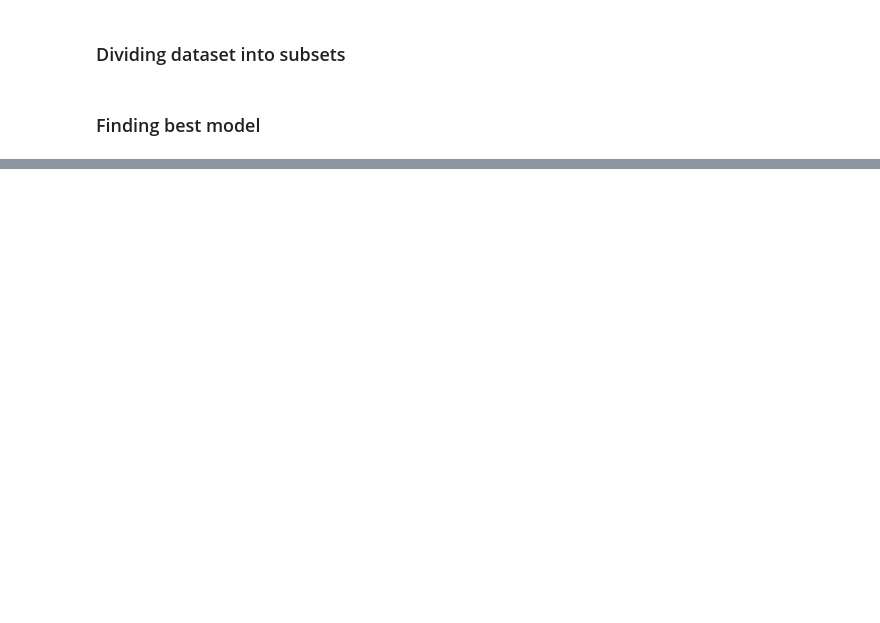
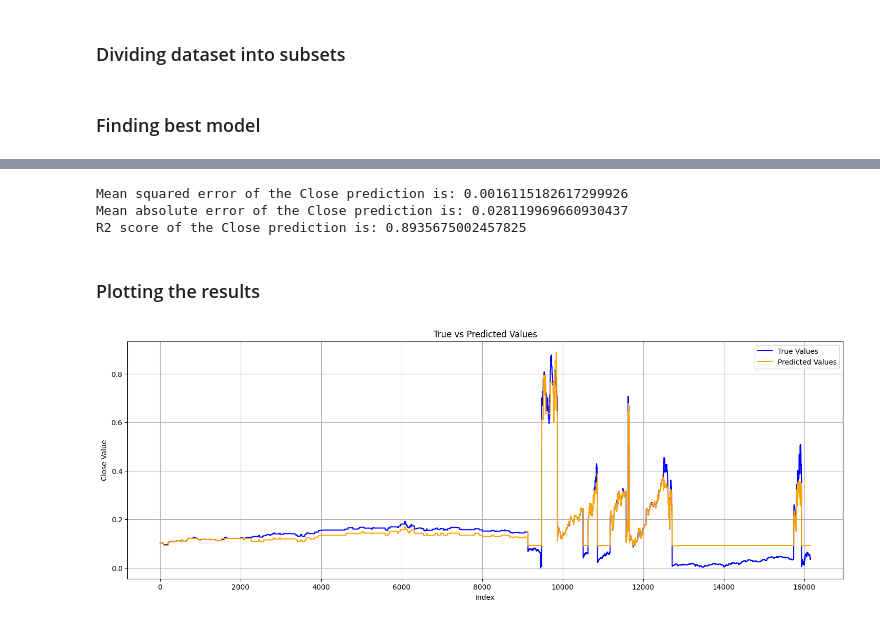
Before and after one commit to sejfovskienes/MASA_internship, a Jupyter notebook: 4.xgb_model/predicting_close.ipynb, the cells around one changed output, grey strips where cells are left out. Cells and saved outputs as stored; diff of their text form; code cells hidden in the pictures; blank space fills up the shorter version.

Commit message:
Predicting Close using XGB model

```diff
--- a/4.xgb_model/predicting_close.ipynb
+++ b/4.xgb_model/predicting_close.ipynb
@@ -234,6 +234,6 @@ from sklearn.model_selection import train_test_split
 # %%
 X, y = data.drop(columns=['Close']), data['Close']
 # %%
-X_train, X_test, y_train, y_test = train_test_split(X, y, test_size=0.2, random_state=42)
+X_train, X_test, y_train, y_test = train_test_split(X, y, test_size=0.2, random_state=42, shuffle=False)
 # %% [markdown]
 ### Finding best model
@@ -243,2 +284,8 @@ import xgboost as xgb
 # %%
-model = xgb.XGBRegressor(objective='reg:squarederror')
+model  = xgb.XGBRegressor(
+    objective='reg:squarederror',
+    n_estimators=100,
+    learning_rate=0.1,
+    max_depth=3,
+    random_state=42
+)
@@ -265,0 +292,2 @@ We will enable the suffling on the trianing and test subsets.
+# %%
+model.fit(X_train, y_train)
@@ -265,0 +306,2 @@ We will enable the suffling on the trianing and test subsets.
+# %%
+preds = model.predict(X_test)
@@ -265,0 +310,10 @@ We will enable the suffling on the trianing and test subsets.
+# %%
+print(f"Mean squared error of the Close prediction is: {mean_squared_error(y_test, preds)}")
+print(f"Mean absolute error of the Close prediction is: {mean_absolute_error(y_test, preds)}")
+print(f"R2 score of the Close prediction is: {r2_score(y_test, preds)}")
+# %% [output]
+Mean squared error of the Close prediction is: 0.0016115182617299926
+Mean absolute error of the Close prediction is: 0.028119969660930437
+R2 score of the Close prediction is: 0.8935675002457825
+# %% [markdown]
+### Plotting the results
@@ -265,0 +323,17 @@ We will enable the suffling on the trianing and test subsets.
+# %%
+indices = np.arange(len(y_test))
+
+plt.figure(figsize=(18, 6))
+
+plt.plot(indices, y_test, label='True Values', color='blue')
+
+plt.plot(indices, preds, label='Predicted Values', color='orange')
+
+plt.title('True vs Predicted Values')
+plt.xlabel('Index')
+plt.ylabel('Close Value')
+plt.legend()
+plt.grid(True)
+plt.show()
+# %% [output]
+[figure, added]
```
Also changed, not shown: parts of 21 cells of this notebook.
